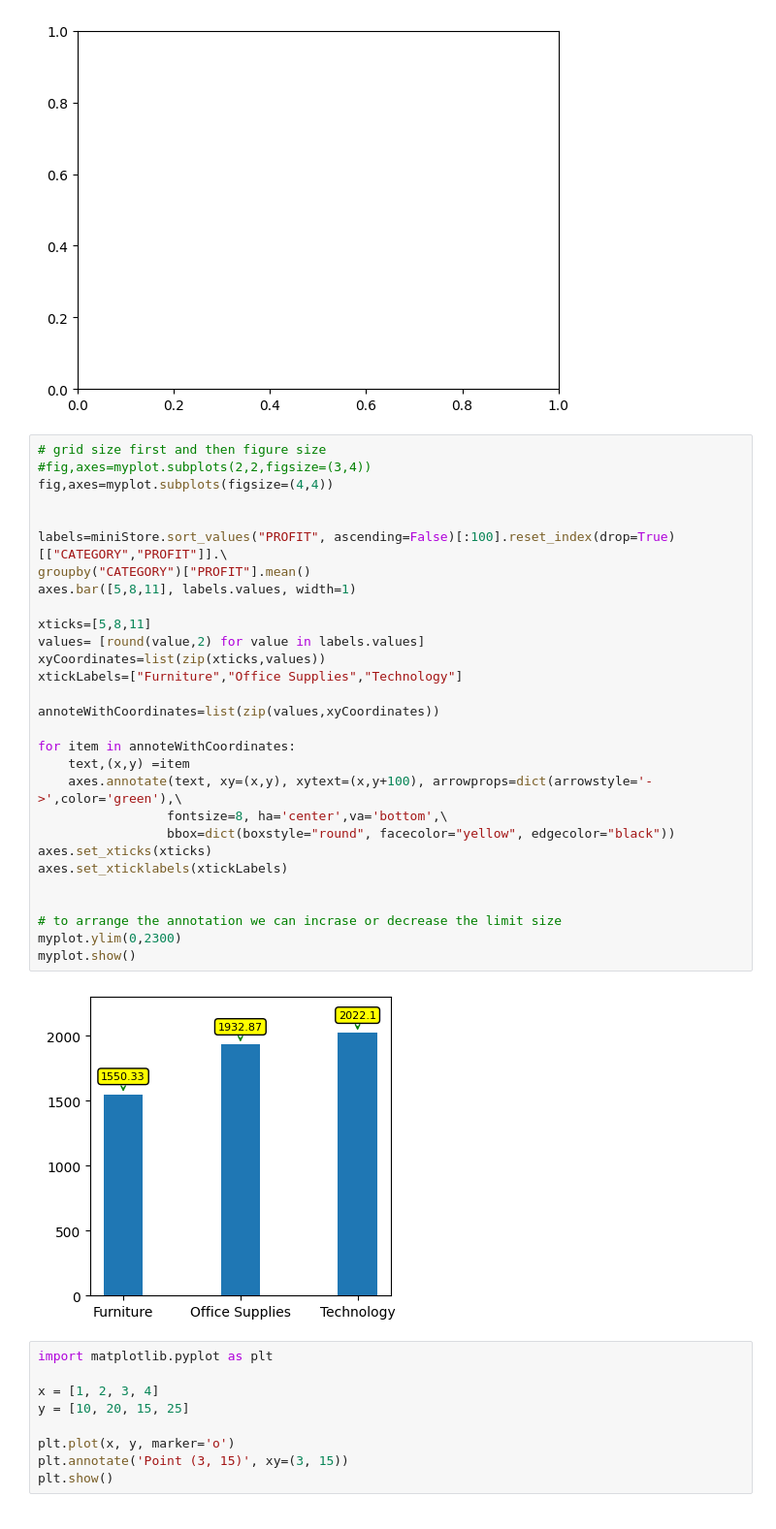
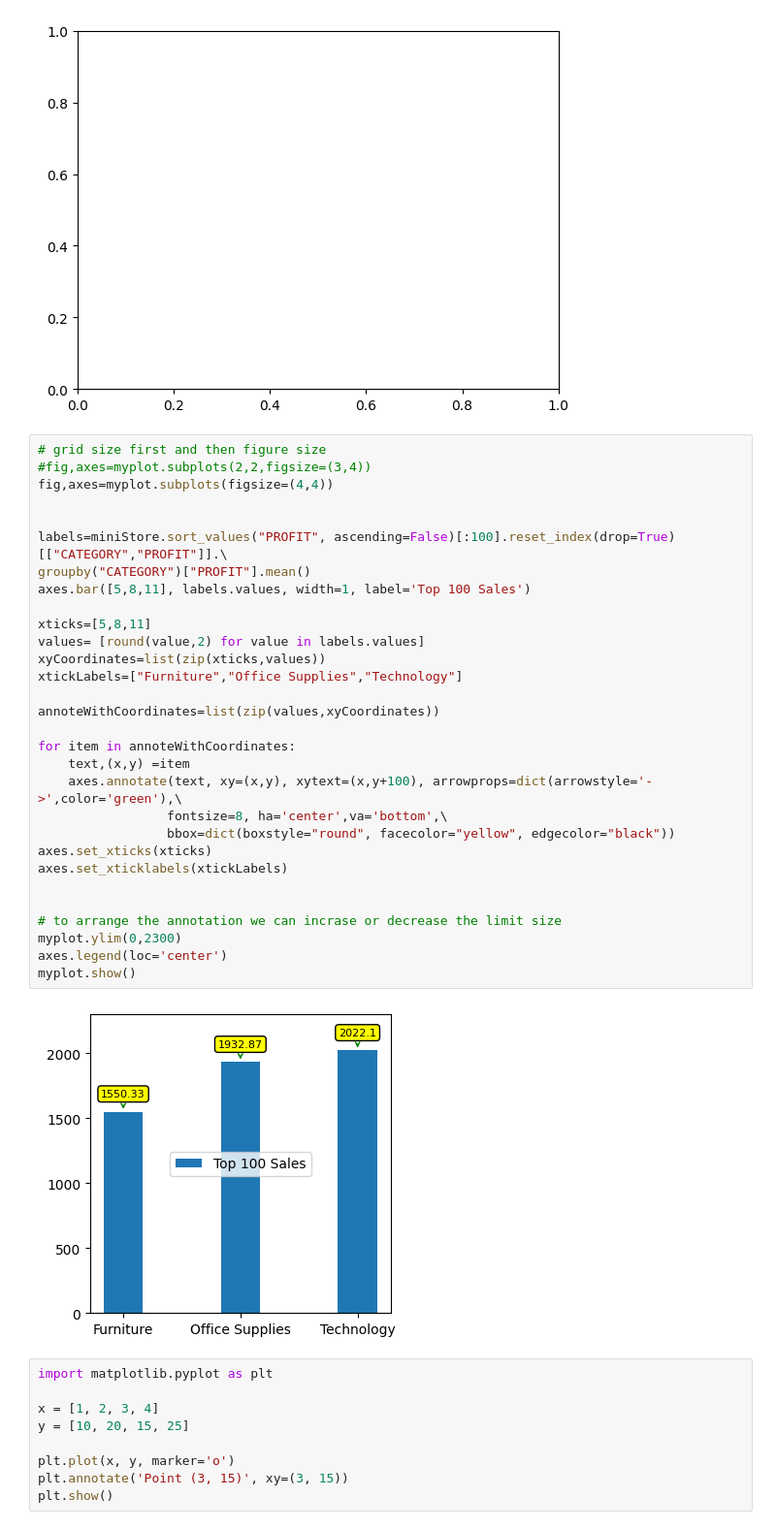
Before and after one commit to kunalmeon/Data-Analysis-Examples, a Jupyter notebook: SuperStoreData.ipynb, the cells around one changed output. Shown at 97% size. Saved outputs shown, nothing was run; the diff lists cells and outputs as text.

```diff
--- a/SuperStoreData.ipynb
+++ b/SuperStoreData.ipynb
@@ -2205,34 +2205,35 @@ Index(['Furniture', 'Office Supplies', 'Technology'], dtype='object', name='CATE
 # %%
 # grid size first and then figure size
 #fig,axes=myplot.subplots(2,2,figsize=(3,4))
 fig,axes=myplot.subplots(figsize=(4,4))
 
 
 labels=miniStore.sort_values("PROFIT", ascending=False)[:100].reset_index(drop=True)[["CATEGORY","PROFIT"]].\
 groupby("CATEGORY")["PROFIT"].mean()
-axes.bar([5,8,11], labels.values, width=1)
+axes.bar([5,8,11], labels.values, width=1, label='Top 100 Sales')
 
 xticks=[5,8,11]
 values= [round(value,2) for value in labels.values]
 xyCoordinates=list(zip(xticks,values))
 xtickLabels=["Furniture","Office Supplies","Technology"]
 
 annoteWithCoordinates=list(zip(values,xyCoordinates))
 
 for item in annoteWithCoordinates:
     text,(x,y) =item
     axes.annotate(text, xy=(x,y), xytext=(x,y+100), arrowprops=dict(arrowstyle='->',color='green'),\
                  fontsize=8, ha='center',va='bottom',\
                  bbox=dict(boxstyle="round", facecolor="yellow", edgecolor="black"))
 axes.set_xticks(xticks)
 axes.set_xticklabels(xtickLabels)
 
 
 # to arrange the annotation we can incrase or decrease the limit size
 myplot.ylim(0,2300)
+axes.legend(loc='center')
 myplot.show()
 # %% [output]
-[figure, old version]
+[figure, new version]
 # %%
 import matplotlib.pyplot as plt
 
```
Also changed, not shown: parts of 1 cell of this notebook.
